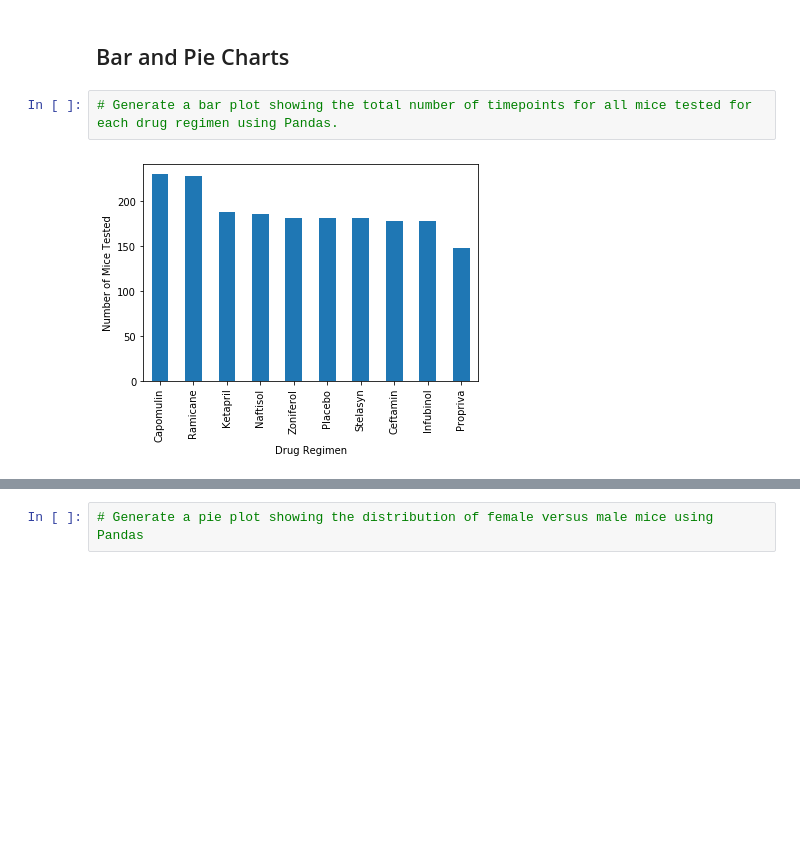
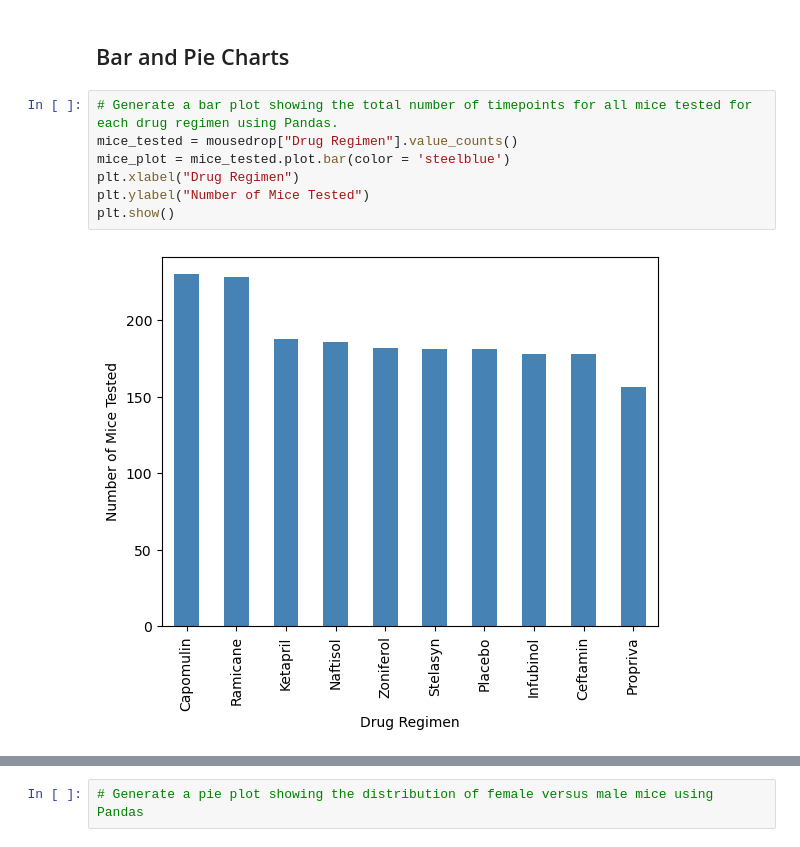
Before and after one commit to ashuudupa/data_challenge, a Jupyter notebook: module_5_starter_code/Pymaceuticals/pymaceuticals_starter.ipynb, the cells around one changed output, grey strips where cells are left out. Saved outputs shown, nothing was run; the diff lists cells and outputs as text; blank space fills up the shorter version.

Commit message:
bar charts

```diff
--- a/module_5_starter_code/Pymaceuticals/pymaceuticals_starter.ipynb
+++ b/module_5_starter_code/Pymaceuticals/pymaceuticals_starter.ipynb
@@ -118,7 +118,12 @@ tumor_summarytwo
 ## Bar and Pie Charts
 # %%
 # Generate a bar plot showing the total number of timepoints for all mice tested for each drug regimen using Pandas.
+mice_tested = mousedrop["Drug Regimen"].value_counts()
+mice_plot = mice_tested.plot.bar(color = 'steelblue')
+plt.xlabel("Drug Regimen")
+plt.ylabel("Number of Mice Tested")
+plt.show()
 # %% [output]
-[figure, old version]
+[figure, new version]
 # %%
 # Generate a bar plot showing the total number of timepoints for all mice tested for each drug regimen using pyplot.
```
Also changed, not shown: parts of 1 cell of this notebook.
